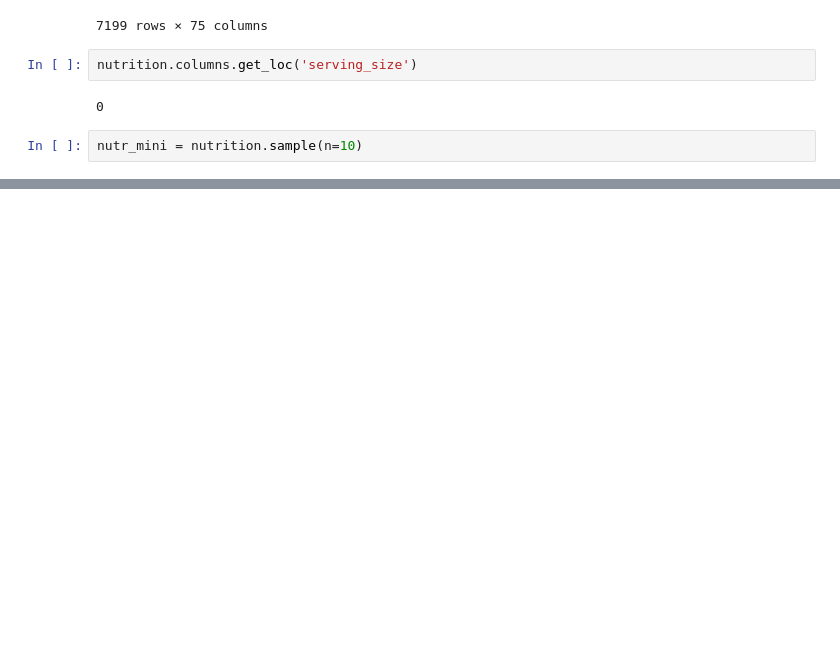
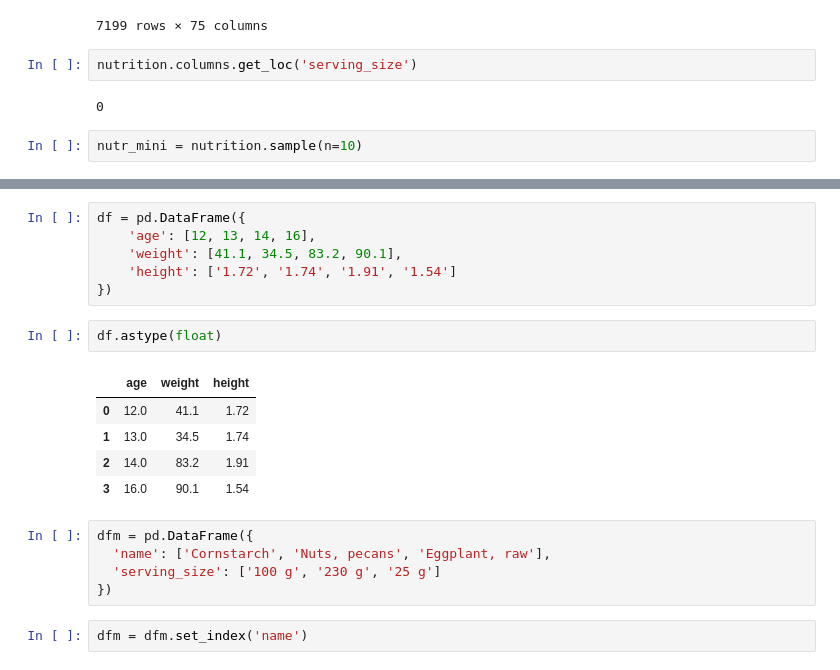
Before and after one commit to leozhao0709/python, a Jupyter notebook: pandas_bootcamp/Working with DataFrames.ipynb, the cells around one changed output, grey strips where cells are left out. Drawn from its saved outputs; the diff is of its cells as text; blank space fills up the shorter version.

```diff
--- a/pandas_bootcamp/Working with DataFrames.ipynb
+++ b/pandas_bootcamp/Working with DataFrames.ipynb
@@ -272,0 +283,21 @@ Index(['Asparagus, with salt, drained, boiled, cooked',
+# %%
+df = pd.DataFrame({
+    'age': [12, 13, 14, 16],
+    'weight': [41.1, 34.5, 83.2, 90.1],
+    'height': ['1.72', '1.74', '1.91', '1.54']
+})
+# %%
+df.astype(float)
+# %% [output]
+|  | age | weight | height |
+| 0 | 12.0 | 41.1 | 1.72 |
+| 1 | 13.0 | 34.5 | 1.74 |
+| 2 | 14.0 | 83.2 | 1.91 |
+| 3 | 16.0 | 90.1 | 1.54 |
+# %%
+dfm = pd.DataFrame({
+  'name': ['Cornstarch', 'Nuts, pecans', 'Eggplant, raw'],
+  'serving_size': ['100 g', '230 g', '25 g']
+})
+# %%
+dfm = dfm.set_index('name')
```
Also changed, not shown: parts of 16 cells of this notebook.
